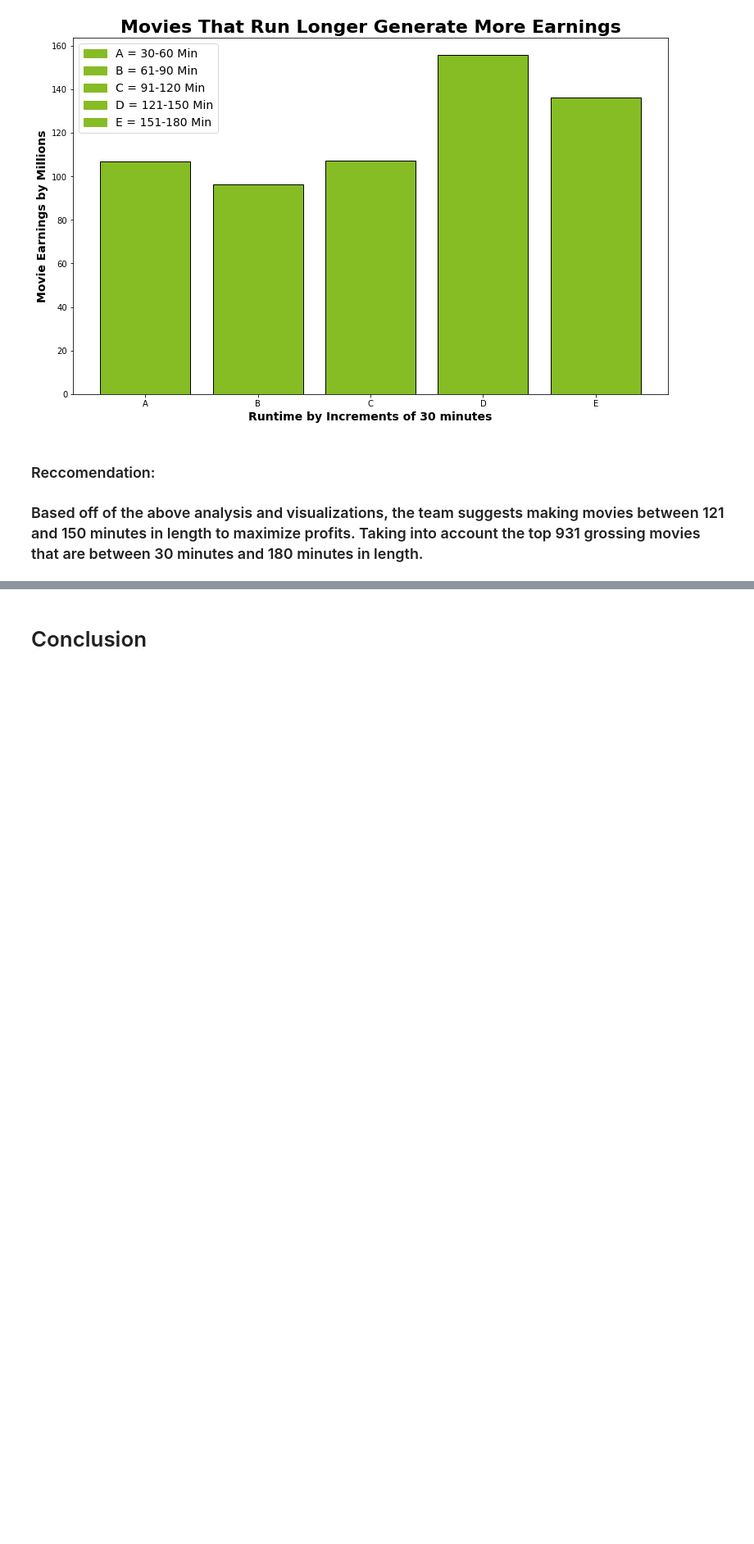
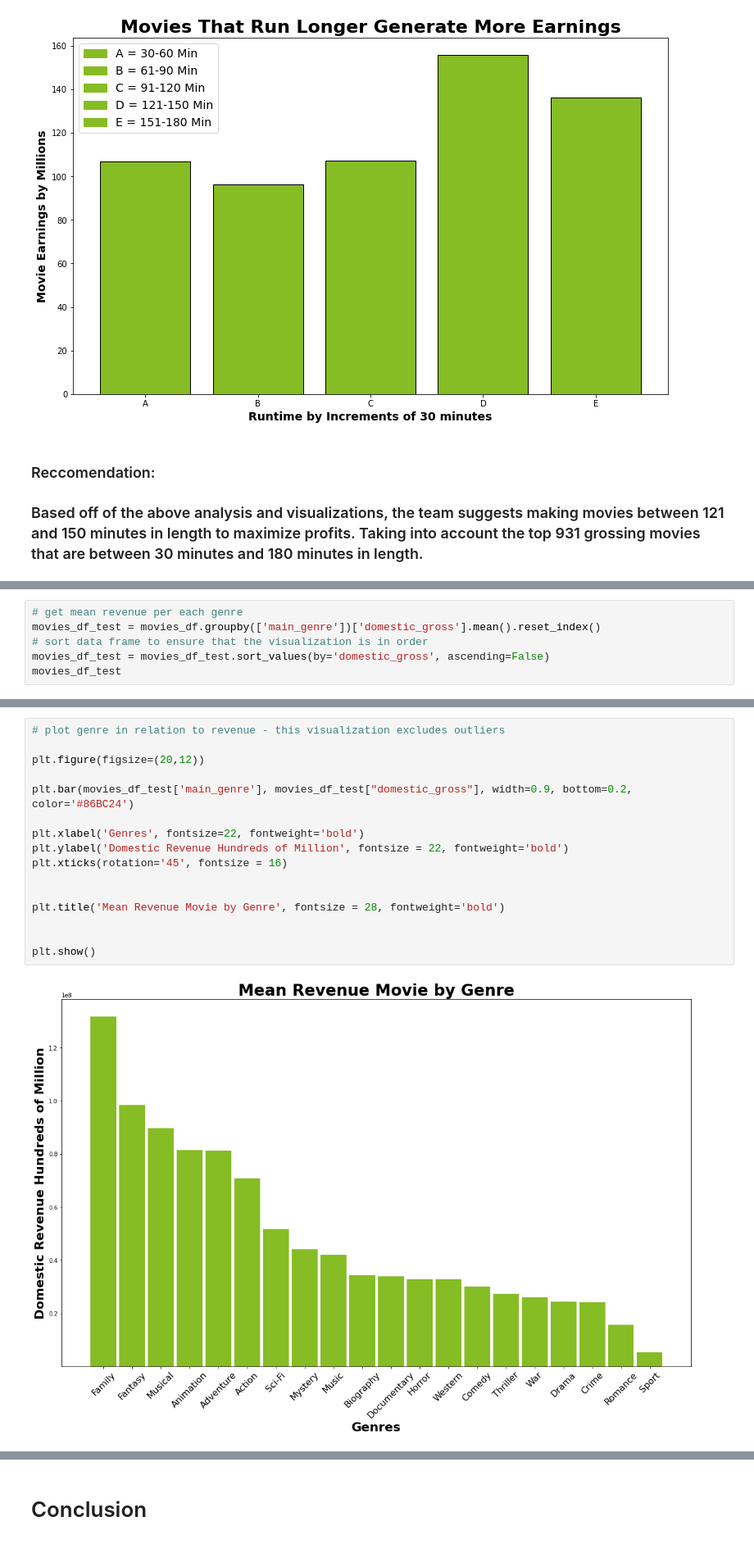
Before and after one commit to harte3/Flatiron-Capstone-Group-2, a Jupyter notebook: Final Notebook.ipynb, the cells around one changed output, grey strips where cells are left out. Shown at 82% size. Saved outputs shown, nothing was run; the diff lists cells and outputs as text; blank space fills up the shorter version.

```diff
--- a/Final Notebook.ipynb
+++ b/Final Notebook.ipynb
@@ -866,0 +1016,6 @@ plt.legend(handles=[patch1, patch2, patch3, patch4, patch5], fontsize = 14) # cr
+# %%
+# get mean revenue per each genre
+movies_df_test = movies_df.groupby(['main_genre'])['domestic_gross'].mean().reset_index()
+# sort data frame to ensure that the visualization is in order
+movies_df_test = movies_df_test.sort_values(by='domestic_gross', ascending=False)
+movies_df_test
@@ -866,0 +1040,18 @@ plt.legend(handles=[patch1, patch2, patch3, patch4, patch5], fontsize = 14) # cr
+# %%
+# plot genre in relation to revenue - this visualization excludes outliers
+
+plt.figure(figsize=(20,12))
+
+plt.bar(movies_df_test['main_genre'], movies_df_test["domestic_gross"], width=0.9, bottom=0.2, color='#86BC24')
+
+plt.xlabel('Genres', fontsize=22, fontweight='bold')
+plt.ylabel('Domestic Revenue Hundreds of Million', fontsize = 22, fontweight='bold')
+plt.xticks(rotation='45', fontsize = 16)
+
+
+plt.title('Mean Revenue Movie by Genre', fontsize = 28, fontweight='bold')
+
+
+plt.show()
+# %% [output]
+[figure, added]
```
Also changed, not shown: parts of 47 cells of this notebook, 1 other file.
